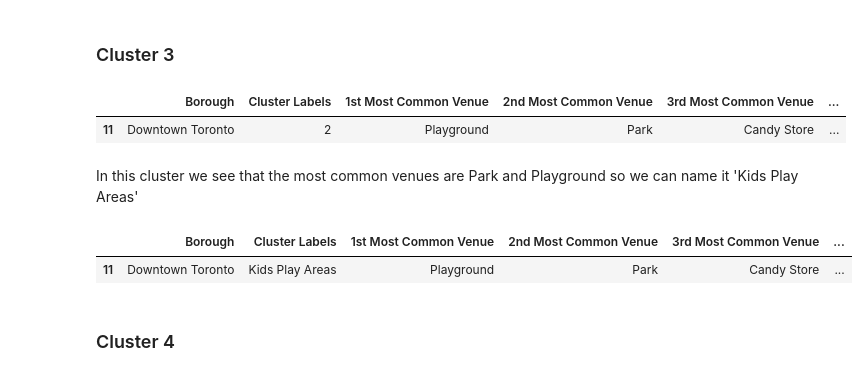
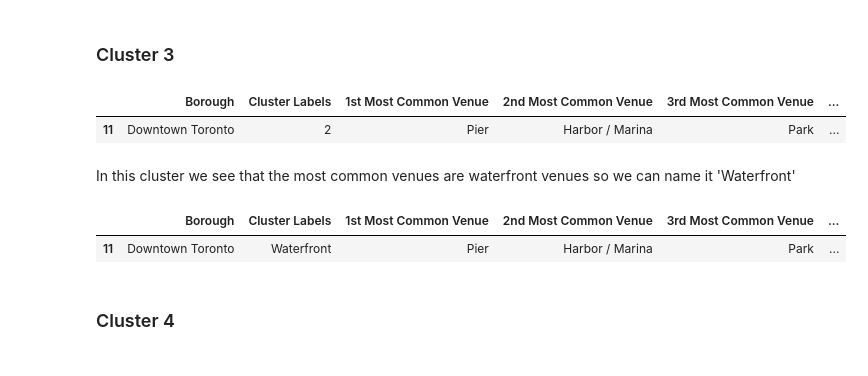
Before and after one commit to MAP2008/GitHub-Example, a Jupyter notebook: Exploring_Toronto_Neighborhoods.ipynb, the cells around one changed output. Saved outputs shown, nothing was run; the diff lists cells and outputs as text; code cells hidden in the pictures.

```diff
--- a/Exploring_Toronto_Neighborhoods.ipynb
+++ b/Exploring_Toronto_Neighborhoods.ipynb
@@ -742,5 +746,5 @@ Since this cluster has only one element and top two venues are waterfront venues
 # %%
-down_tor_merged.loc[(down_tor_merged['Cluster Labels']) == 1,'Cluster Labels']= 'Waterfront'
-down_tor_merged.loc[down_tor_merged['Cluster Labels'] == 'Waterfront', down_tor_merged.columns[[1] + list(range(5, down_tor_merged.shape[1]))]]
+down_tor_merged.loc[(down_tor_merged['Cluster Labels']) == 1,'Cluster Labels']= 'Kid Play Areas'
+down_tor_merged.loc[down_tor_merged['Cluster Labels'] == 'Kid Play Areas', down_tor_merged.columns[[1] + list(range(5, down_tor_merged.shape[1]))]]
 # %% [output]
 |  | Borough | Cluster Labels | 1st Most Common Venue | 2nd Most Common Venue | 3rd Most Common Venue | ... |
@@ -751,15 +755,15 @@ down_tor_merged.loc[down_tor_merged['Cluster Labels'] == 'Waterfront', down_tor_
 down_tor_merged.loc[down_tor_merged['Cluster Labels'] == 2, down_tor_merged.columns[[1] + list(range(5, down_tor_merged.shape[1]))]]
 # %% [output]
 |  | Borough | Cluster Labels | 1st Most Common Venue | 2nd Most Common Venue | 3rd Most Common Venue | ... |
-| 11 | Downtown Toronto | 2 | Playground | Park | Candy Store | ... |
+| 11 | Downtown Toronto | 2 | Pier | Harbor / Marina | Park | ... |
 # %% [markdown]
-In this cluster we see that the most common venues are Park and Playground so we can name it 'Kids Play Areas'
+In this cluster we see that the most common venues are waterfront venues so we can name it 'Waterfront'
 # %%
-down_tor_merged.loc[(down_tor_merged['Cluster Labels']) == 2,'Cluster Labels']= 'Kids Play Areas'
-down_tor_merged.loc[down_tor_merged['Cluster Labels'] == 'Kids Play Areas', down_tor_merged.columns[[1] + list(range(5, down_tor_merged.shape[1]))]]
+down_tor_merged.loc[(down_tor_merged['Cluster Labels']) == 2,'Cluster Labels']= 'Waterfront'
+down_tor_merged.loc[down_tor_merged['Cluster Labels'] == 'Waterfront', down_tor_merged.columns[[1] + list(range(5, down_tor_merged.shape[1]))]]
 # %% [output]
 |  | Borough | Cluster Labels | 1st Most Common Venue | 2nd Most Common Venue | 3rd Most Common Venue | ... |
-| 11 | Downtown Toronto | Kids Play Areas | Playground | Park | Candy Store | ... |
+| 11 | Downtown Toronto | Waterfront | Pier | Harbor / Marina | Park | ... |
 # %% [markdown]
 ### Cluster 4
 # %%
```
Also changed, not shown: parts of 34 cells of this notebook.
